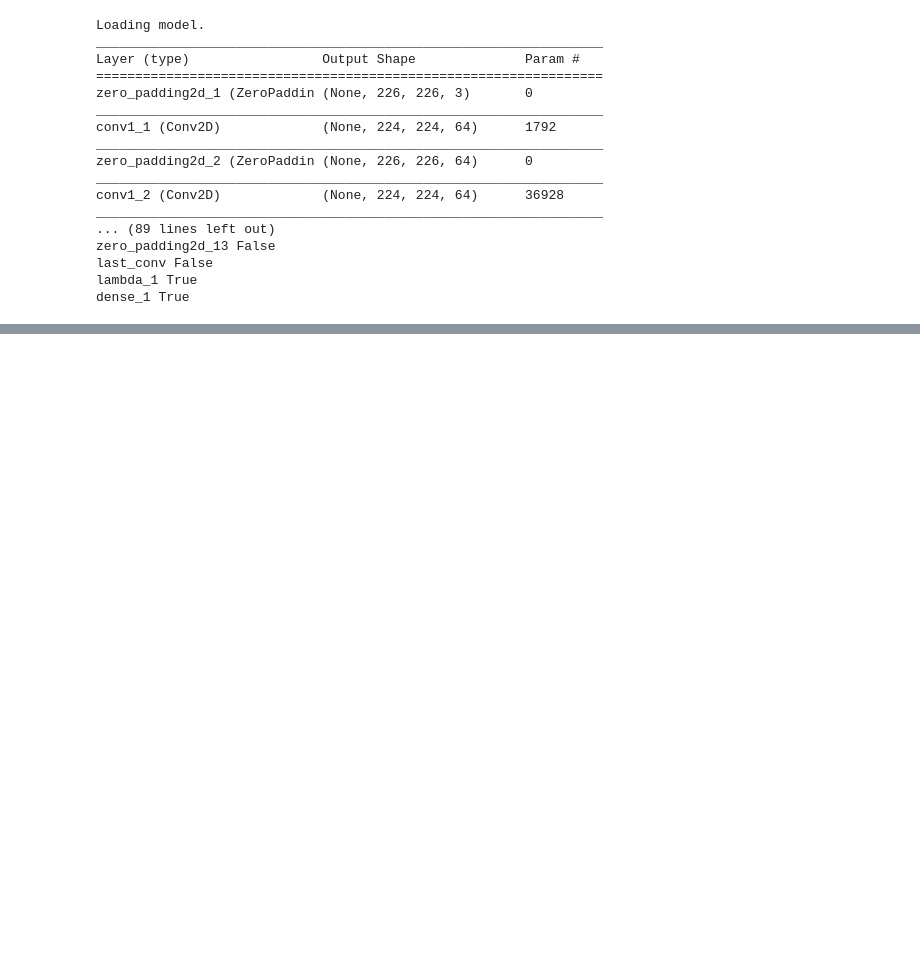
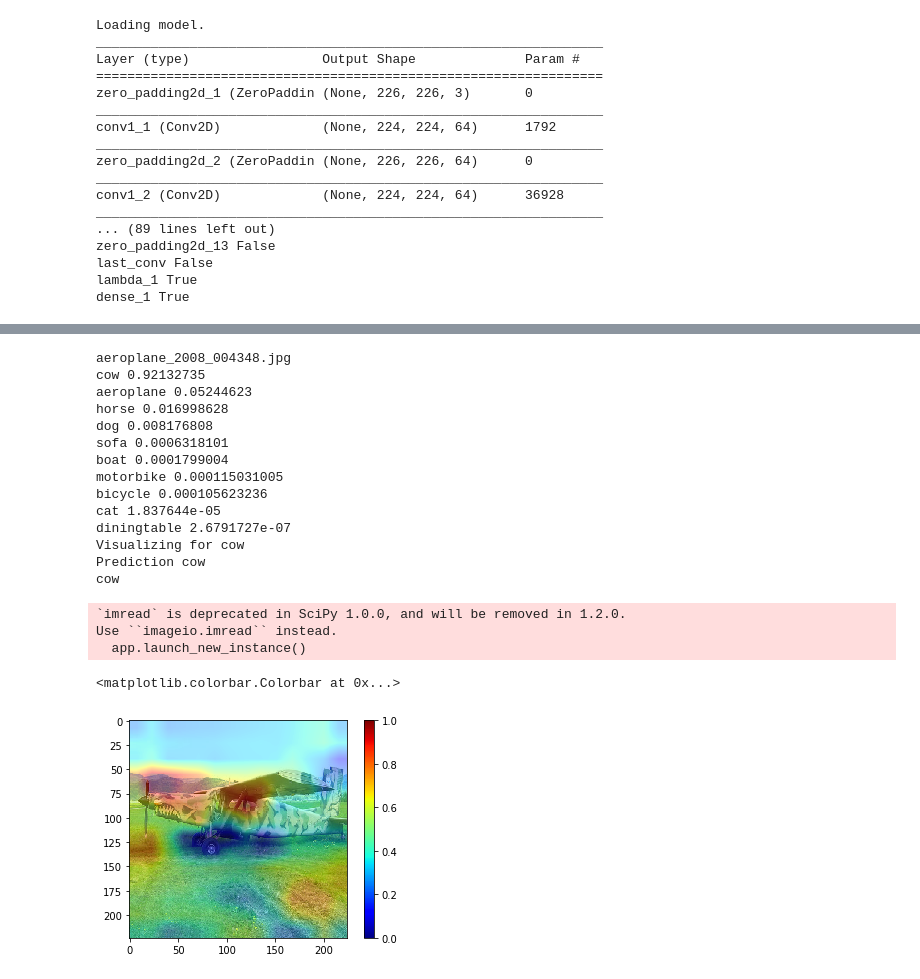
Before and after one commit to m3h0w/visual-attention-cnn-and-eye-tracking, a Jupyter notebook: cam/Global Pooling CNN Vis.ipynb, the cells around one changed output, grey strips where cells are left out. Cells and saved outputs as stored; diff of their text form; code cells hidden in the pictures; blank space fills up the shorter version.

```diff
--- a/cam/Global Pooling CNN Vis.ipynb
+++ b/cam/Global Pooling CNN Vis.ipynb
@@ -262,0 +315,49 @@ cow*
+# %%
+def construct_name(class_name, file_id):
+    return class_name + '_' + str(file_id) + '.jpg'
+
+file_tuple = ('dog','2008_000078')
+
+print(name)
+heatmap, org_img = visualize_class_activation_map(model_path=model_path,
+                                   original_img=get_image(X_test, names, name),
+                                   output_path='poet0.jpg', class_map=class_map,
+                                   visualize_for_class='cow', cam_thresh=0.1)
+
+def overlay_heatmap(org_img, heatmap):
+    img = org_img/255
+    heatmap_jet = plt.imshow(heatmap, cmap='jet')
+    heatmap_jet.write_png('heatmap.png')
+    heatmap_jet_ld = scipy.misc.imread('heatmap.png')
+    heatmap_jet_ld = heatmap_jet_ld/ 255
+    alpha = 0.6
+
+    out_img = np.zeros(img.shape,dtype=img.dtype)
+    out_img[:,:,0] = alpha*img[:,:,0] + (1-alpha)* heatmap_jet_ld[:,:,0]
+    out_img[:,:,1] = alpha*img[:,:,1] + (1-alpha)* heatmap_jet_ld[:,:,1]
+    out_img[:,:,2] = alpha*img[:,:,2] + (1-alpha)* heatmap_jet_ld[:,:,2]
+
+    return out_img
+
+plt.imshow(overlay_heatmap(org_img, heatmap), cmap='jet')
+plt.colorbar()
+# %% [output]
+aeroplane_2008_004348.jpg
+cow 0.92132735
+aeroplane 0.05244623
+horse 0.016998628
+dog 0.008176808
+sofa 0.0006318101
+boat 0.0001799004
+motorbike 0.000115031005
+bicycle 0.000105623236
+cat 1.837644e-05
+diningtable 2.6791727e-07
+Visualizing for cow
+Prediction cow
+cow
+`imread` is deprecated in SciPy 1.0.0, and will be removed in 1.2.0.
+Use ``imageio.imread`` instead.
+  app.launch_new_instance()
+<matplotlib.colorbar.Colorbar at 0x...>
+[figure, added]
```
Also changed, not shown: parts of 16 cells of this notebook, 7 other files.
